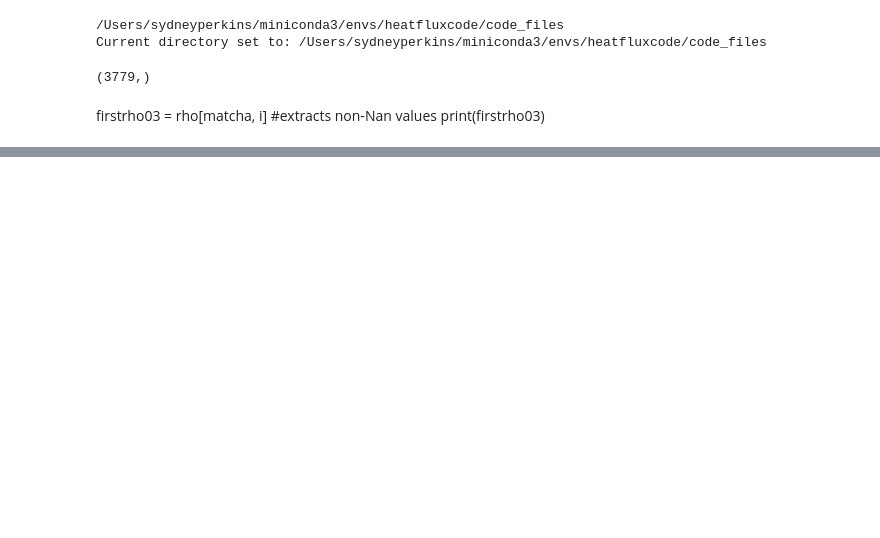
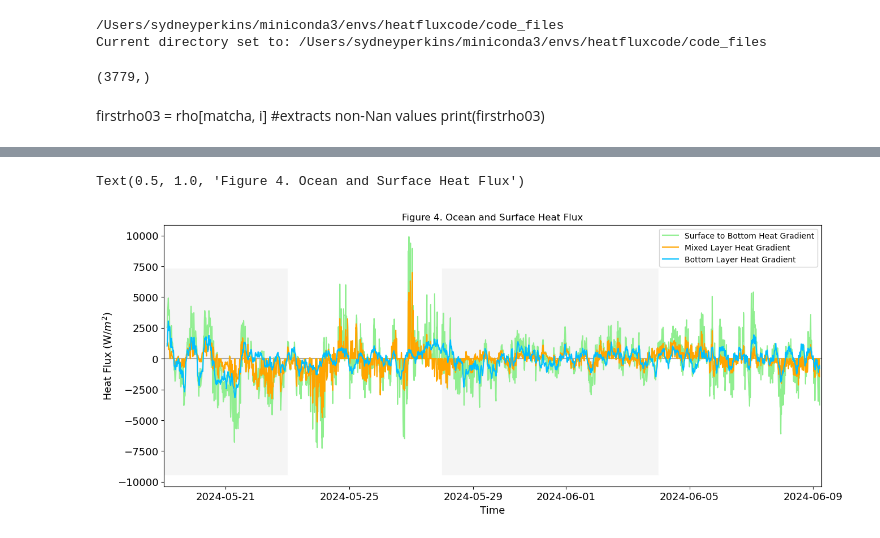
Before and after one commit to sydperk8/Heat-Flux--Remal, a Jupyter notebook: HeatCalculations.ipynb, the cells around one changed output, grey strips where cells are left out. Saved outputs shown, nothing was run; the diff lists cells and outputs as text; code cells hidden in the pictures; blank space fills up the shorter version.

```diff
--- a/HeatCalculations.ipynb
+++ b/HeatCalculations.ipynb
@@ -219,0 +319,32 @@ ModuleNotFoundError: No module named 'xarray'
+# %%
+plt.figure(figsize=(15, 6))
+plt.plot(heat_total_125_RG['time'], heat_total_125_RG, color = 'lightgreen',
+         label = 'Surface to Bottom Heat Gradient', zorder = 5)
+plt.plot(heat_total_125_RG['time'], heat_top_125_RG, color = 'orange',
+         label = 'Mixed Layer Heat Gradient', zorder = 5)
+plt.plot(heat_total_125_RG['time'], heat_bottom_125_RG, color = 'deepskyblue',
+         label = 'Bottom Layer Heat Gradient', zorder = 5)
+#plt.plot(heatfluxdata['time'], heatfluxdata['WW_nhf'], color = 'blueviolet', zorder = 6, label = 'Surface Flux')
+# plt.axvline(datetime.datetime(2024, 5, 23), color = 'tab:pink', label = 'Premonsoon, Cyclone, Recovery, Monsoon Winds')
+# plt.axvline(datetime.datetime(2024, 5, 28), color = 'tab:pink')
+# plt.axvline(datetime.datetime(2024, 6, 4), color = 'tab:pink')
+# plt.axvline(datetime.datetime(2024, 6, 9), color = 'tab:pink')
+plt.xlim([datetime.date(2024, 5, 19), datetime.datetime(2024, 6, 9, 6,15)])
+#plt.ylim(-9400, 7300)
+plt.fill_between(dates1, 7300,-9400, where=None, interpolate=False, color= 'whitesmoke', step=None, data=None, )
+
+plt.fill_between(dates2, 7300,-9400, where=None, interpolate=False, color= 'white', step=None, data=None)
+plt.fill_between(dates3, 7300,-9400, where=None, interpolate=False, color= 'whitesmoke', step=None, data=None)
+plt.fill_between(dates4, 7300,-9400, where=None, interpolate=False, color= 'white', step=None, data=None)
+plt.axhline(y=0, color='darkgrey')
+plt.legend()
+plt.yticks(fontsize=13)
+plt.xticks(fontsize=13)
+plt.xlabel('Time', fontsize= 13)
+plt.ylabel('Heat Flux (W/$m^2$)', fontsize= 13)
+plt.title('Figure 4. Ocean and Surface Heat Flux')
+#plt.ylim(-6000,6000)
+#plt.savefig('heatflux.png', dpi= 700)
+# %% [output]
+Text(0.5, 1.0, 'Figure 4. Ocean and Surface Heat Flux')
+[figure, added]
```
Also changed, not shown: parts of 12 cells of this notebook.
